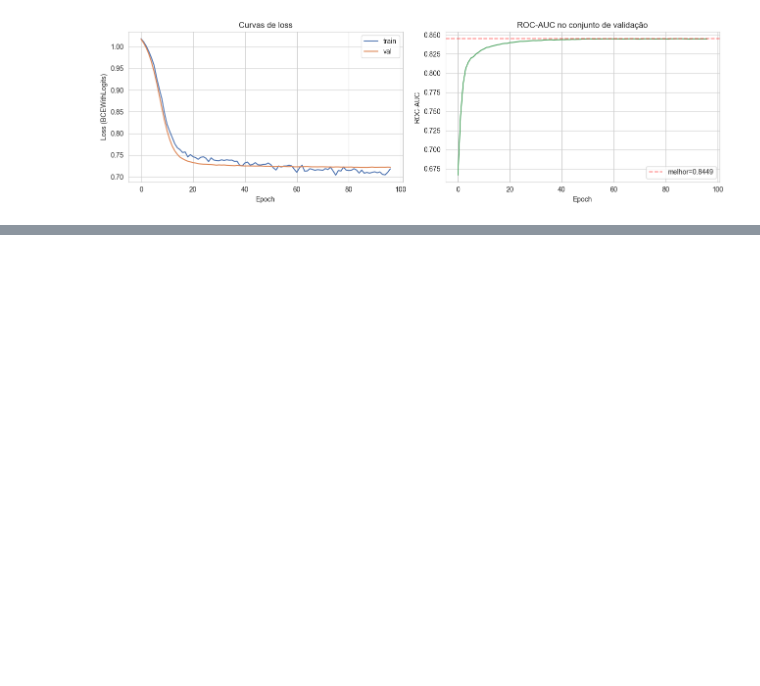
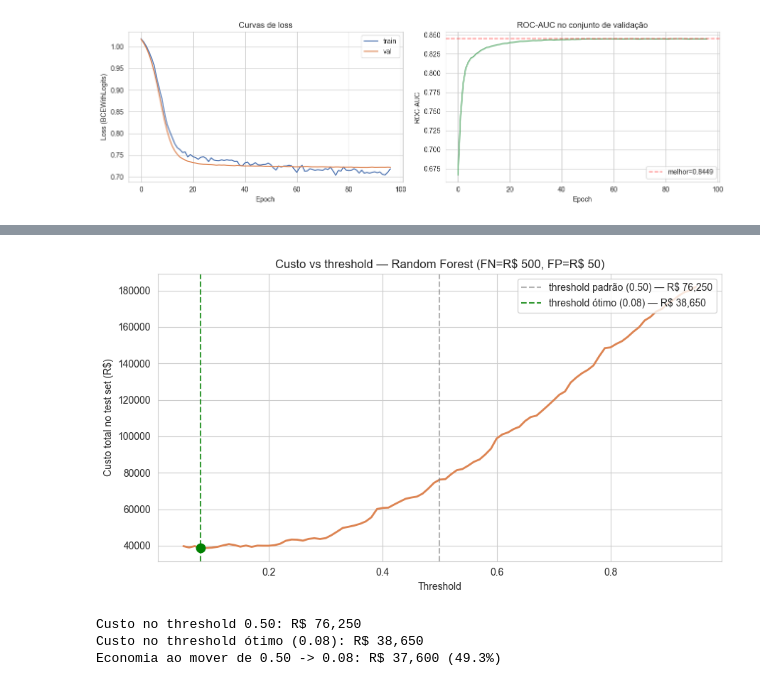
Before and after one commit to RaphaelLima89/fiap_tc01_churn, a Jupyter notebook: notebooks/02_modelos.ipynb, the cells around one changed output, grey strips where cells are left out. Saved outputs shown, nothing was run; the diff lists cells and outputs as text; code cells hidden in the pictures; blank space fills up the shorter version.

```diff
--- a/notebooks/02_modelos.ipynb
+++ b/notebooks/02_modelos.ipynb
@@ -126,11 +79,0 @@ weighted avg       0.79      0.78      0.78      1409
-# %%
-fig, axes = plt.subplots(1, 2, figsize=(11, 4))
-for ax, (name, metrics) in zip(axes, [("LogReg", logreg_metrics), ("Random Forest", rf_metrics)]):
-    cm = np.array(metrics["confusion_matrix"])
-    sns.heatmap(cm, annot=True, fmt="d", cmap="Blues",
-                xticklabels=["No", "Yes"], yticklabels=["No", "Yes"], ax=ax)
-    ax.set_title(f"{name} — F1={metrics['f1']:.4f}, AUC={metrics['roc_auc']:.4f}")
-    ax.set_xlabel("Predito")
-    ax.set_ylabel("Real")
-plt.tight_layout()
-plt.show()
@@ -476,0 +736,32 @@ Salvo: C:\fiap\fiap_tc01_churn\models\final.joblib
+# %%
+thresholds = np.linspace(0.05, 0.95, 91)
+costs_curve = [cost_at_threshold(y_test, rf_proba, t)["cost"] for t in thresholds]
+
+best_idx = int(np.argmin(costs_curve))
+best_threshold = thresholds[best_idx]
+best_cost = costs_curve[best_idx]
+cost_at_05 = cost_at_threshold(y_test, rf_proba, 0.5)["cost"]
+savings = cost_at_05 - best_cost
+
+fig, ax = plt.subplots(figsize=(9, 5))
+ax.plot(thresholds, costs_curve, color="#dd8452", linewidth=2)
+ax.axvline(0.5, color="gray", linestyle="--", alpha=0.6,
+           label=f"threshold padrão (0.50) — R$ {cost_at_05:,.0f}")
+ax.axvline(best_threshold, color="green", linestyle="--", alpha=0.8,
+           label=f"threshold ótimo ({best_threshold:.2f}) — R$ {best_cost:,.0f}")
+ax.scatter([best_threshold], [best_cost], color="green", zorder=5, s=80)
+ax.set_xlabel("Threshold")
+ax.set_ylabel("Custo total no test set (R$)")
+ax.set_title(f"Custo vs threshold — Random Forest (FN=R\\$ {COST_FN}, FP=R\\$ {COST_FP})")
+ax.legend(loc="upper right")
+plt.tight_layout()
+plt.show()
+
+print(f"Custo no threshold 0.50: R$ {cost_at_05:,.0f}")
+print(f"Custo no threshold ótimo ({best_threshold:.2f}): R$ {best_cost:,.0f}")
+print(f"Economia ao mover de 0.50 -> {best_threshold:.2f}: R$ {savings:,.0f} ({100*savings/cost_at_05:.1f}%)")
+# %% [output]
+[figure, added]
+Custo no threshold 0.50: R$ 76,250
+Custo no threshold ótimo (0.08): R$ 38,650
+Economia ao mover de 0.50 -> 0.08: R$ 37,600 (49.3%)
```
Also changed, not shown: parts of 34 cells of this notebook.
